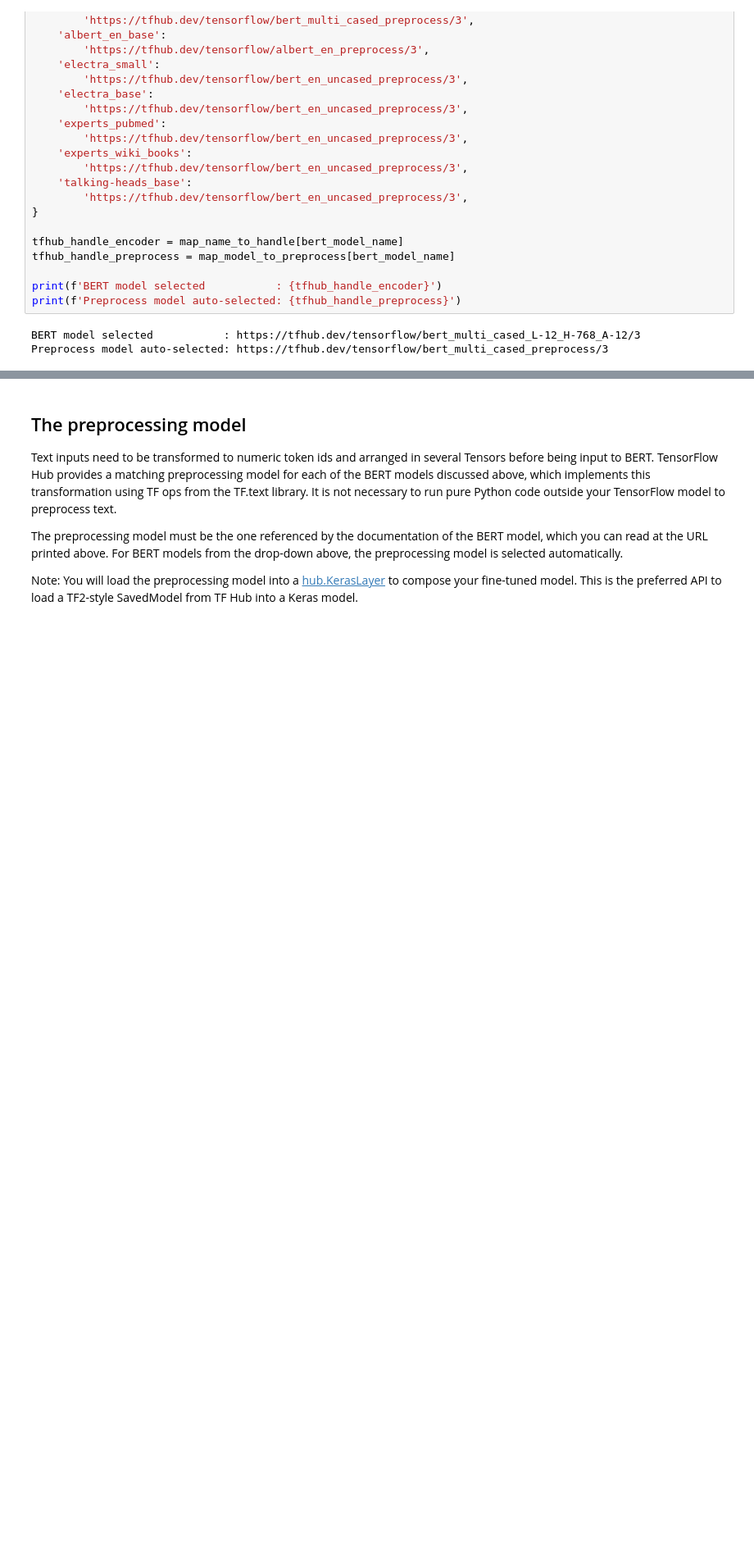
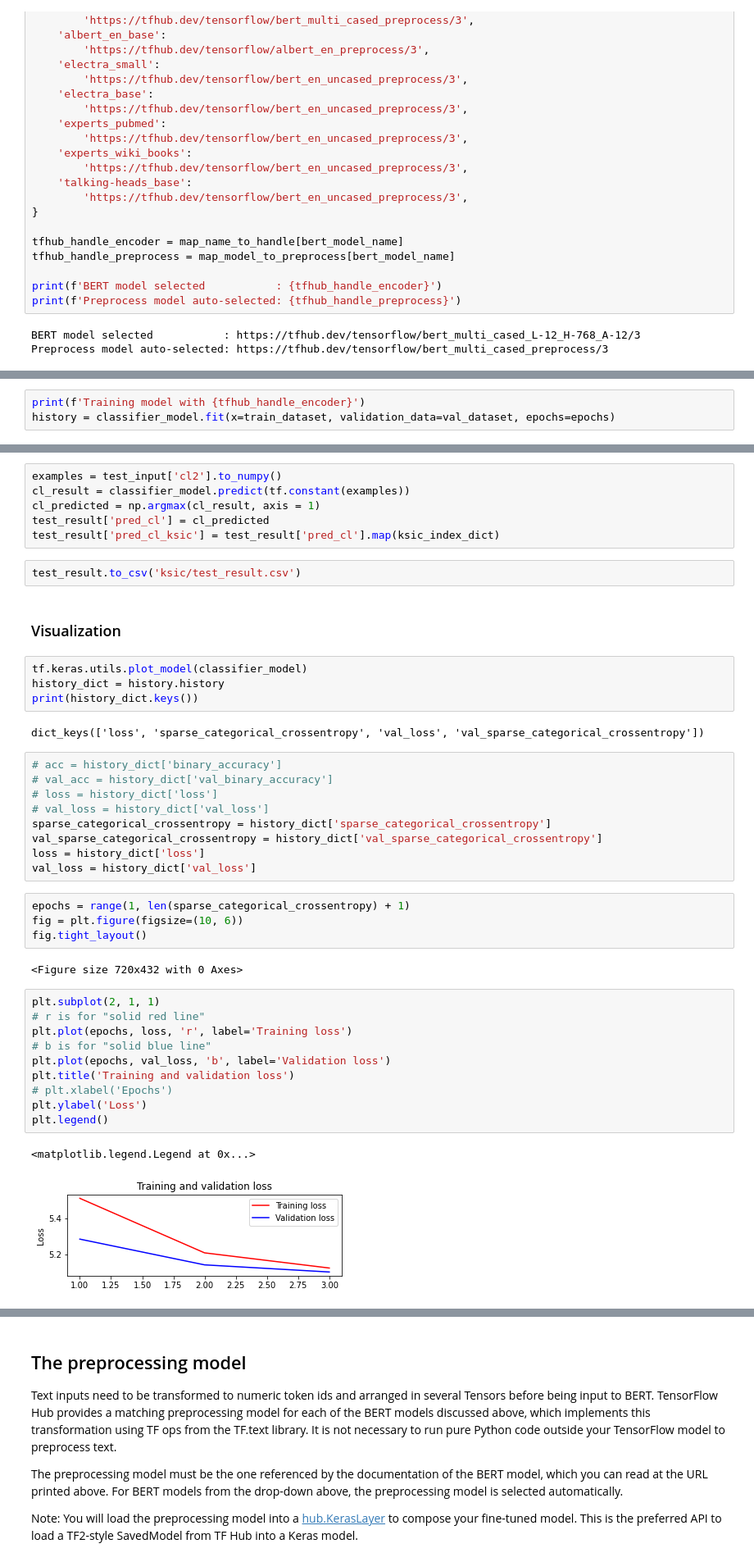
Before and after one commit to SilverQ/TensorFlow-Text_CPC, a Jupyter notebook: docs/tutorials/classify_text_with_bert-KSIC.ipynb, the cells around one changed output, grey strips where cells are left out. Shown at 82% size. Saved outputs shown, nothing was run; the diff lists cells and outputs as text; blank space fills up the shorter version.

```diff
--- a/docs/tutorials/classify_text_with_bert-KSIC.ipynb
+++ b/docs/tutorials/classify_text_with_bert-KSIC.ipynb
@@ -336,0 +486,3 @@ Preprocess model auto-selected: https://tfhub.dev/tensorflow/bert_multi_cased_pr
+# %%
+print(f'Training model with {tfhub_handle_encoder}')
+history = classifier_model.fit(x=train_dataset, validation_data=val_dataset, epochs=epochs)
@@ -336,0 +727,44 @@ Preprocess model auto-selected: https://tfhub.dev/tensorflow/bert_multi_cased_pr
+# %%
+examples = test_input['cl2'].to_numpy()
+cl_result = classifier_model.predict(tf.constant(examples))
+cl_predicted = np.argmax(cl_result, axis = 1)
+test_result['pred_cl'] = cl_predicted
+test_result['pred_cl_ksic'] = test_result['pred_cl'].map(ksic_index_dict)
+# %%
+test_result.to_csv('ksic/test_result.csv')
+# %% [markdown]
+### Visualization
+# %%
+tf.keras.utils.plot_model(classifier_model)
+history_dict = history.history
+print(history_dict.keys())
+# %% [output]
+dict_keys(['loss', 'sparse_categorical_crossentropy', 'val_loss', 'val_sparse_categorical_crossentropy'])
+# %%
+# acc = history_dict['binary_accuracy']
+# val_acc = history_dict['val_binary_accuracy']
+# loss = history_dict['loss']
+# val_loss = history_dict['val_loss']
+sparse_categorical_crossentropy = history_dict['sparse_categorical_crossentropy']
+val_sparse_categorical_crossentropy = history_dict['val_sparse_categorical_crossentropy']
+loss = history_dict['loss']
+val_loss = history_dict['val_loss']
+# %%
+epochs = range(1, len(sparse_categorical_crossentropy) + 1)
+fig = plt.figure(figsize=(10, 6))
+fig.tight_layout()
+# %% [output]
+<Figure size 720x432 with 0 Axes>
+# %%
+plt.subplot(2, 1, 1)
+# r is for "solid red line"
+plt.plot(epochs, loss, 'r', label='Training loss')
+# b is for "solid blue line"
+plt.plot(epochs, val_loss, 'b', label='Validation loss')
+plt.title('Training and validation loss')
+# plt.xlabel('Epochs')
+plt.ylabel('Loss')
+plt.legend()
+# %% [output]
+<matplotlib.legend.Legend at 0x...>
+[figure, added]
```
Also changed, not shown: parts of 153 cells of this notebook, 3 other files.
